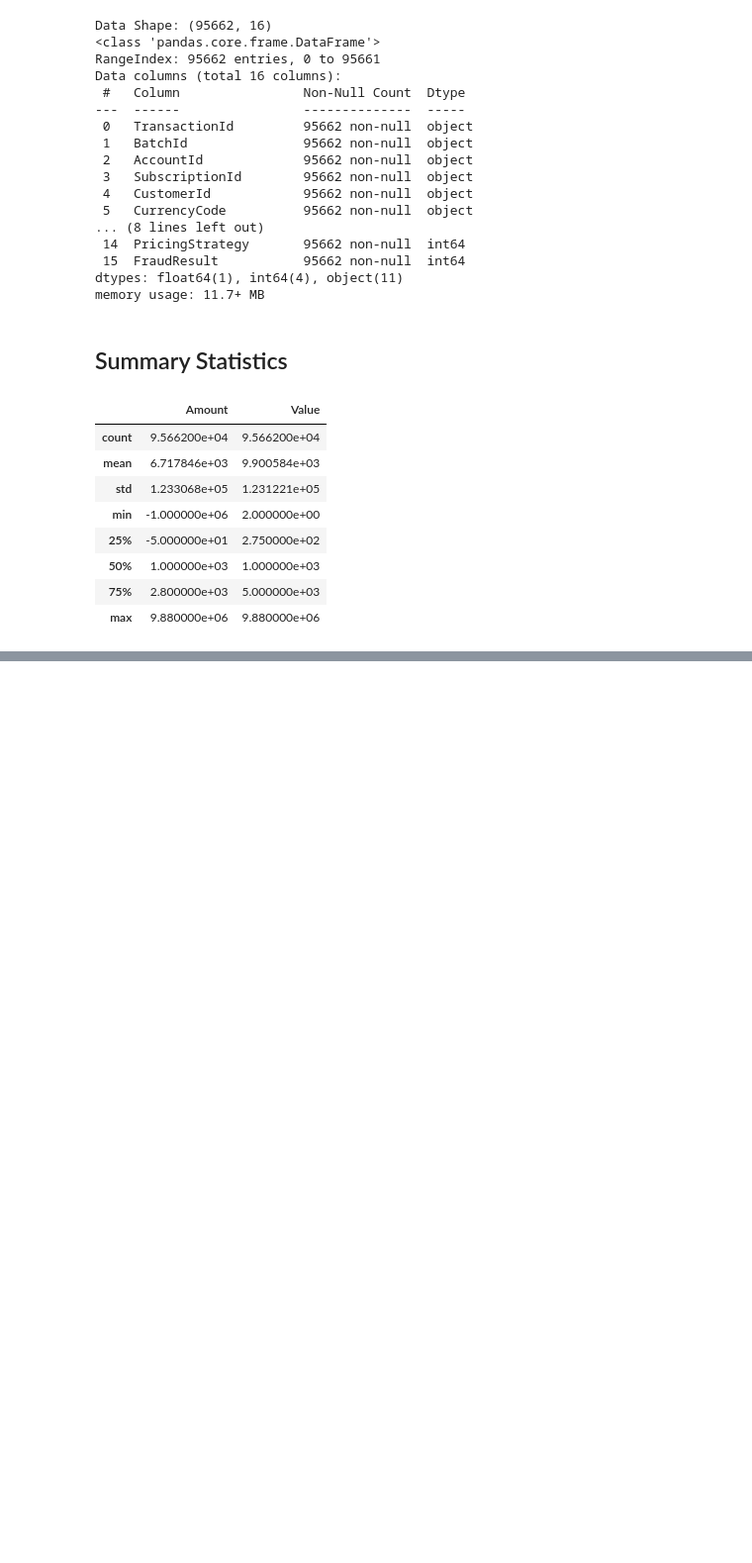
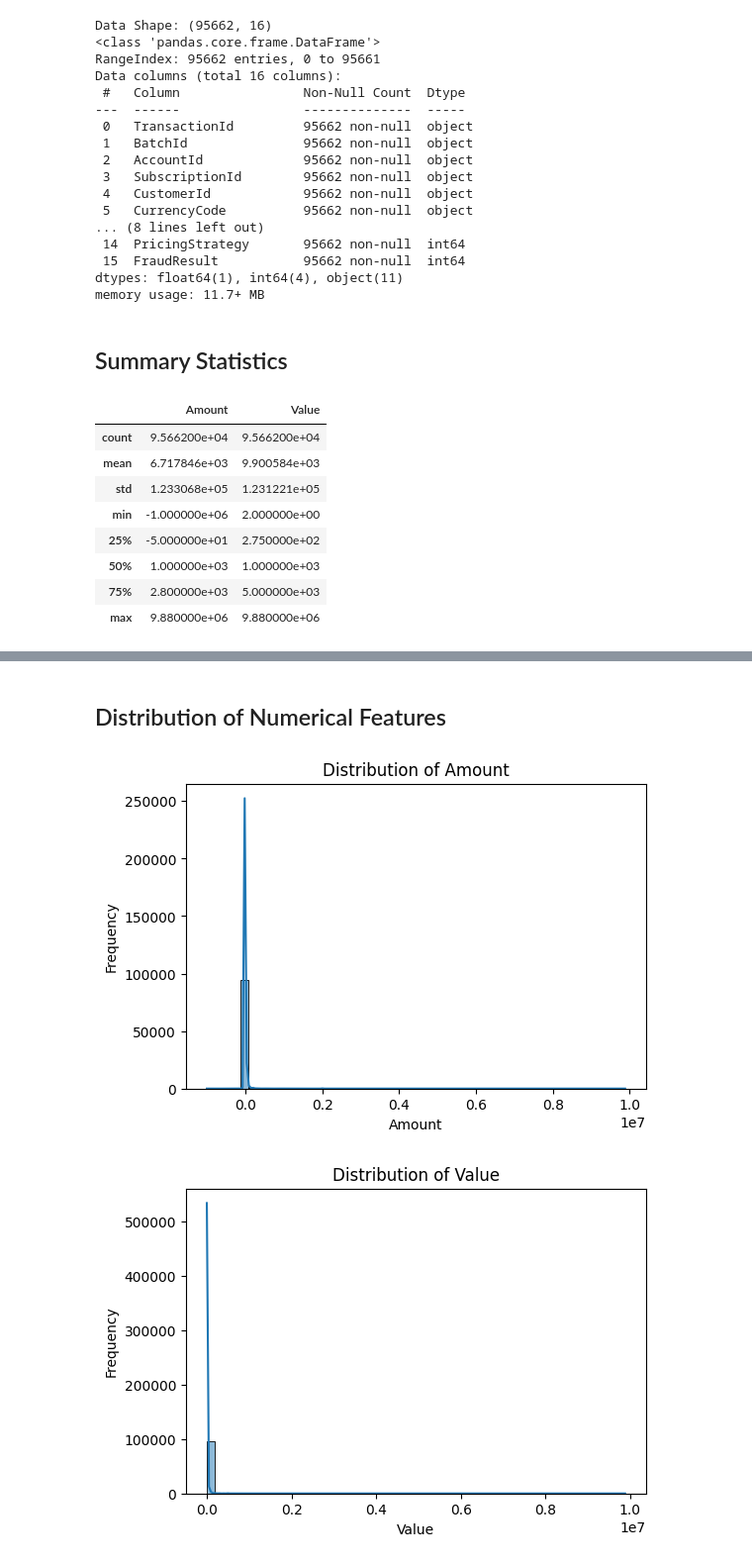
Before and after one commit to Aryam-21/proxy-based-credit-scoring, a Jupyter notebook: notebooks/eda.ipynb, the cells around one changed output, grey strips where cells are left out. Shown: that part at 99% size. Cells and saved outputs as stored; diff of their text form; code cells hidden in the pictures; blank space fills up the shorter version.

Commit message:
Visualization of numerical and categorical data.

```diff
--- a/notebooks/eda.ipynb
+++ b/notebooks/eda.ipynb
@@ -54,3 +54,12 @@ df.describe(include='object')
 | unique | 95662 | 94809 | 3633 | 3627 | 3742 | 1 | 6 | 23 | ... |
 | top | TransactionId_76871 | BatchId_67019 | AccountId_4841 | SubscriptionId_3829 | CustomerId_7343 | UGX | ProviderId_4 | ProductId_6 | ... |
 | freq | 1 | 28 | 30893 | 32630 | 4091 | 95662 | 38189 | 32635 | ... |
+# %% [markdown]
+## Distribution of Numerical Features
+# %%
+num_list = ['Amount','Value']
+for col in df[num_list]:
+    ploter.plot_hist(df, col)
+# %% [output]
+[figure, added]
+[figure, added]
```
Also changed, not shown: parts of 9 cells of this notebook.
